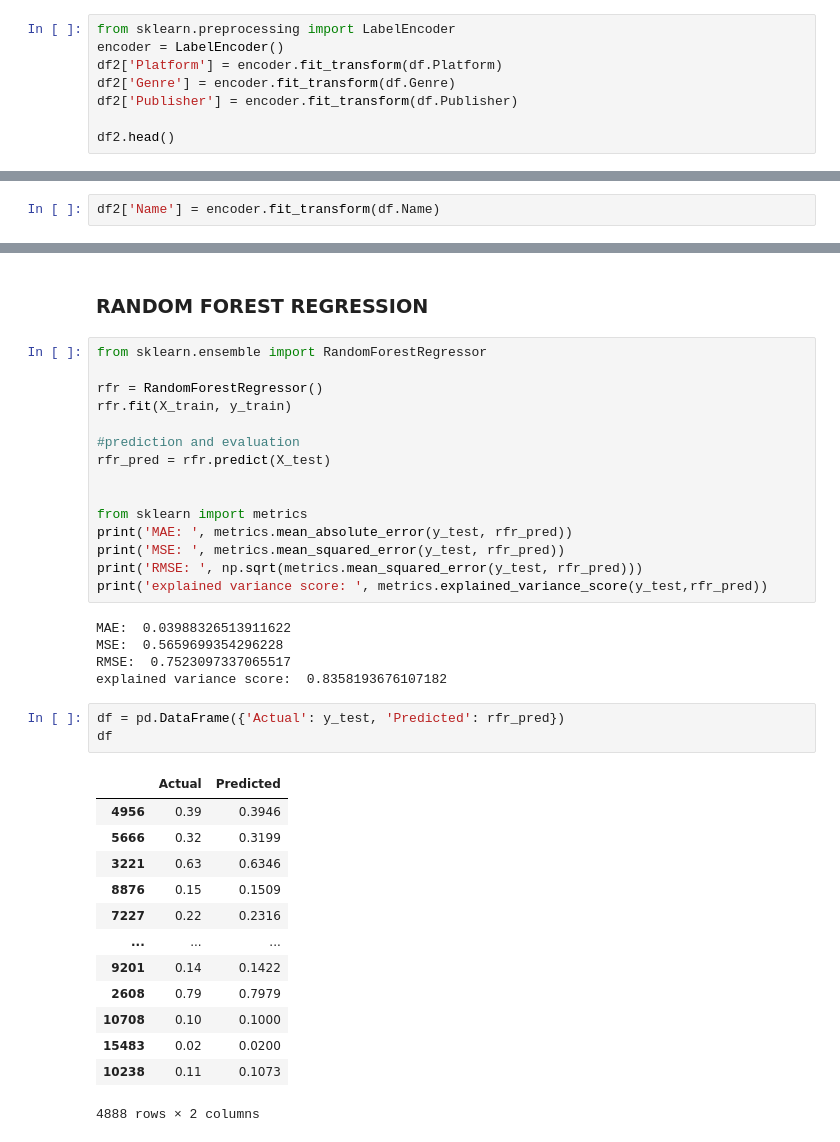
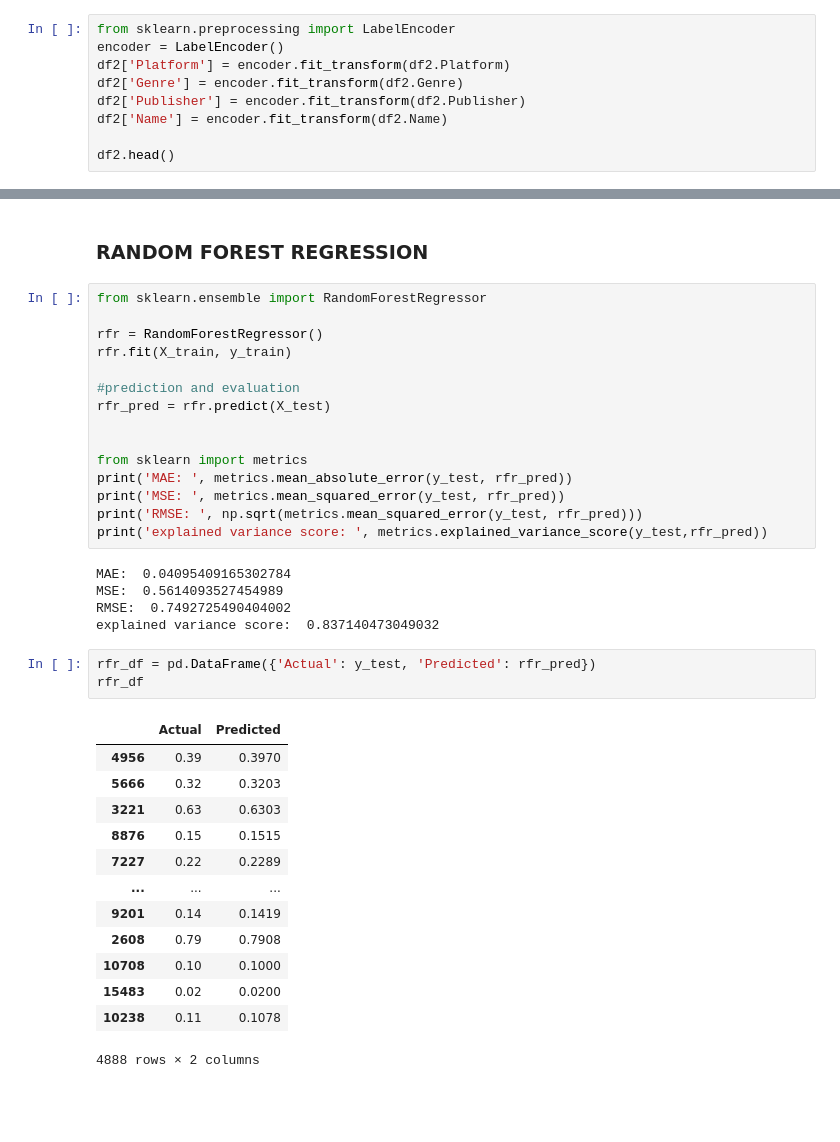
Before and after one commit to ademaratioluwatoyin/HDSC-21-SCIPY-CAPSTONE-PROJECT, a Jupyter notebook: VideoGame_Sales_Predictions.ipynb, the cells around one changed output, grey strips where cells are left out. Cells and saved outputs as stored; diff of their text form; blank space fills up the shorter version.

```diff
--- a/VideoGame_Sales_Predictions.ipynb
+++ b/VideoGame_Sales_Predictions.ipynb
@@ -192,9 +189,10 @@ sns.heatmap(df2.corr(), annot = True)
 # %%
 from sklearn.preprocessing import LabelEncoder
 encoder = LabelEncoder()
-df2['Platform'] = encoder.fit_transform(df.Platform)
-df2['Genre'] = encoder.fit_transform(df.Genre)
-df2['Publisher'] = encoder.fit_transform(df.Publisher)
+df2['Platform'] = encoder.fit_transform(df2.Platform)
+df2['Genre'] = encoder.fit_transform(df2.Genre)
+df2['Publisher'] = encoder.fit_transform(df2.Publisher)
+df2['Name'] = encoder.fit_transform(df2.Name)
 
 df2.head()
 # %% [output]
@@ -207,5 +205,3 @@ df2.head()
-# %%
-df2['Name'] = encoder.fit_transform(df.Name)
 # %%
 df2.head()
 # %% [output]
@@ -370,25 +371,25 @@ print('MSE: ', metrics.mean_squared_error(y_test, rfr_pred))
 print('RMSE: ', np.sqrt(metrics.mean_squared_error(y_test, rfr_pred)))
 print('explained variance score: ', metrics.explained_variance_score(y_test,rfr_pred))
 # %% [output]
-MAE:  0.03988326513911622
-MSE:  0.5659699354296228
-RMSE:  0.7523097337065517
-explained variance score:  0.8358193676107182
+MAE:  0.04095409165302784
+MSE:  0.5614093527454989
+RMSE:  0.7492725490404002
+explained variance score:  0.837140473049032
 # %%
-df = pd.DataFrame({'Actual': y_test, 'Predicted': rfr_pred})
-df
+rfr_df = pd.DataFrame({'Actual': y_test, 'Predicted': rfr_pred})
+rfr_df
 # %% [output]
 |  | Actual | Predicted |
-| 4956 | 0.39 | 0.3946 |
-| 5666 | 0.32 | 0.3199 |
-| 3221 | 0.63 | 0.6346 |
-| 8876 | 0.15 | 0.1509 |
-| 7227 | 0.22 | 0.2316 |
+| 4956 | 0.39 | 0.3970 |
+| 5666 | 0.32 | 0.3203 |
+| 3221 | 0.63 | 0.6303 |
+| 8876 | 0.15 | 0.1515 |
+| 7227 | 0.22 | 0.2289 |
 | ... | ... | ... |
-| 9201 | 0.14 | 0.1422 |
-| 2608 | 0.79 | 0.7979 |
+| 9201 | 0.14 | 0.1419 |
+| 2608 | 0.79 | 0.7908 |
 | 10708 | 0.10 | 0.1000 |
 | 15483 | 0.02 | 0.0200 |
-| 10238 | 0.11 | 0.1073 |
+| 10238 | 0.11 | 0.1078 |
 4888 rows × 2 columns
 # %%
```
Also changed, not shown: parts of 34 cells of this notebook.
